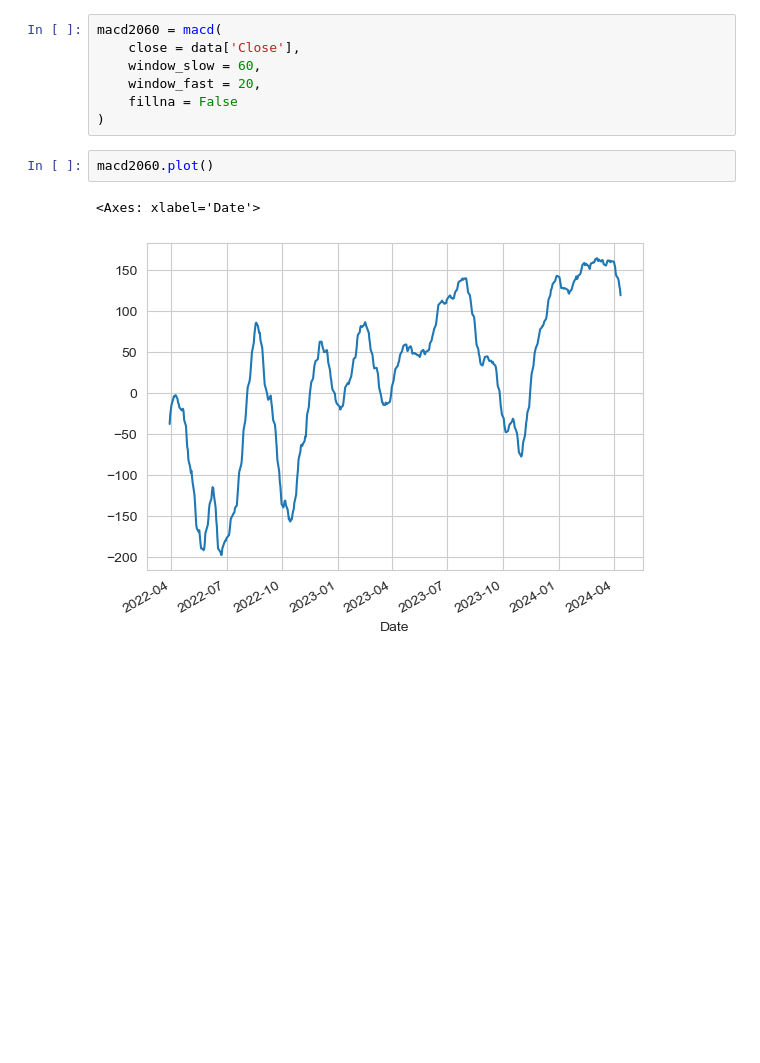
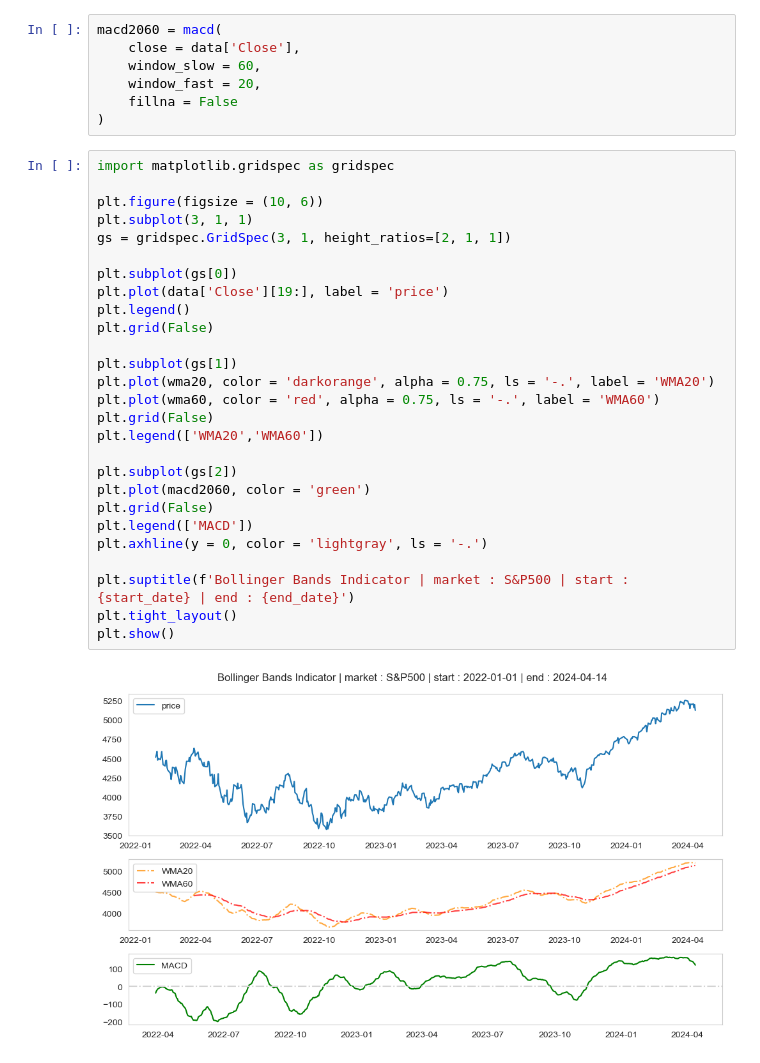
Before and after one commit to Tommylee1013/TechnicalAnalysis, a Jupyter notebook: trend/MovingAverage.ipynb, the cells around one changed output. Cells and saved outputs as stored; diff of their text form; blank space fills up the shorter version.

Commit message:
trend indicator update

```diff
--- a/trend/MovingAverage.ipynb
+++ b/trend/MovingAverage.ipynb
@@ -103,8 +103,32 @@ macd2060 = macd(
     window_fast = 20,
     fillna = False
 )
-# %%
-macd2060.plot()
-# %% [output]
-<Axes: xlabel='Date'>
-[figure, removed]
+# %%
+import matplotlib.gridspec as gridspec
+
+plt.figure(figsize = (10, 6))
+plt.subplot(3, 1, 1)
+gs = gridspec.GridSpec(3, 1, height_ratios=[2, 1, 1])
+
+plt.subplot(gs[0])
+plt.plot(data['Close'][19:], label = 'price')
+plt.legend()
+plt.grid(False)
+
+plt.subplot(gs[1])
+plt.plot(wma20, color = 'darkorange', alpha = 0.75, ls = '-.', label = 'WMA20')
+plt.plot(wma60, color = 'red', alpha = 0.75, ls = '-.', label = 'WMA60')
+plt.grid(False)
+plt.legend(['WMA20','WMA60'])
+
+plt.subplot(gs[2])
+plt.plot(macd2060, color = 'green')
+plt.grid(False)
+plt.legend(['MACD'])
+plt.axhline(y = 0, color = 'lightgray', ls = '-.')
+
+plt.suptitle(f'Bollinger Bands Indicator | market : S&P500 | start : {start_date} | end : {end_date}')
+plt.tight_layout()
+plt.show()
+# %% [output]
+[figure, added]
```
Also changed, not shown: parts of 4 cells of this notebook, 1 other file.
